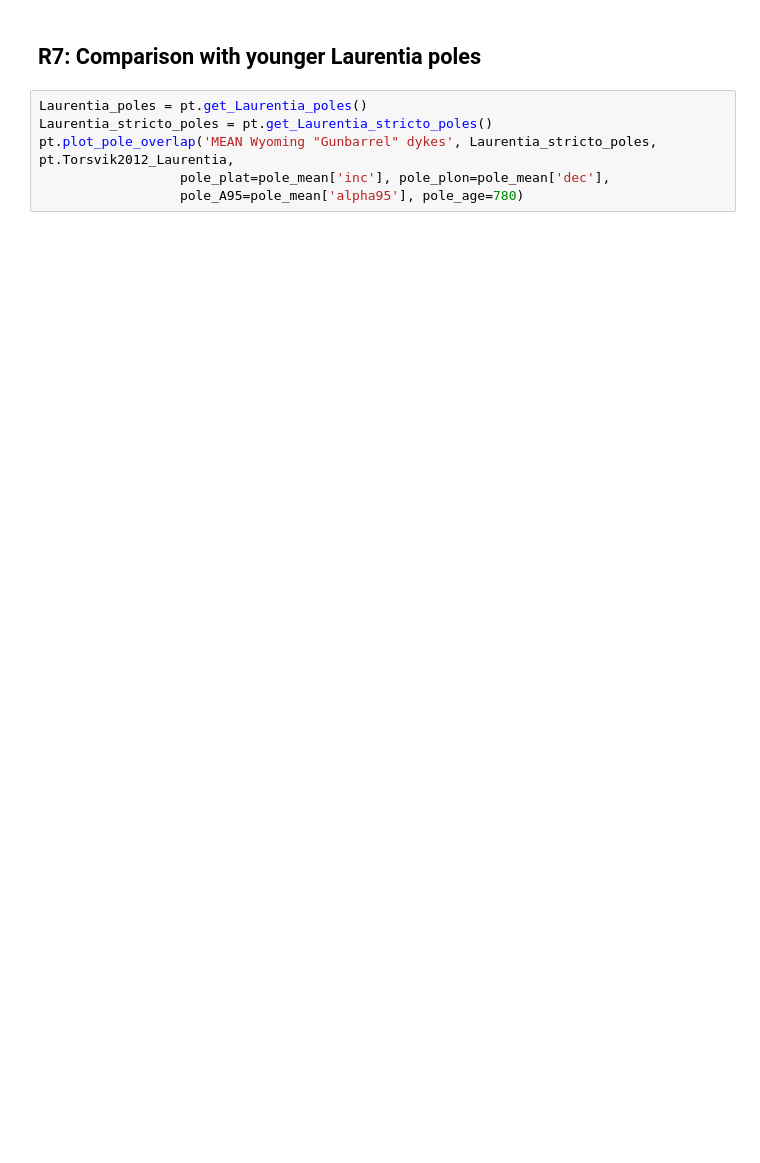
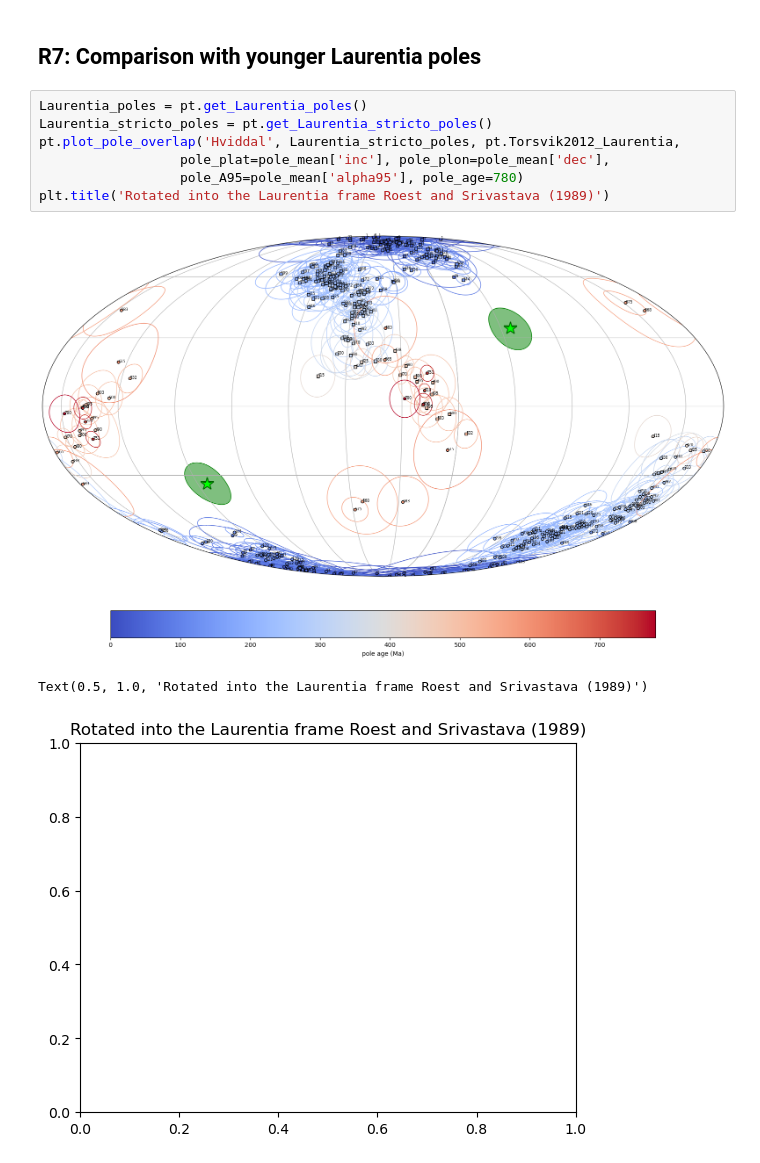
Before and after one commit to Swanson-Hysell-Group/2026_Laurentia_Precambrian_poles, a Jupyter notebook: pole_notebooks/1184_Hviddal.ipynb, the cells around one changed output. Cells and saved outputs as stored; diff of their text form; blank space fills up the shorter version.

```diff
--- a/pole_notebooks/1184_Hviddal.ipynb
+++ b/pole_notebooks/1184_Hviddal.ipynb
@@ -98,9 +190,14 @@ plt.show()
 # %%
 Laurentia_poles = pt.get_Laurentia_poles()
 Laurentia_stricto_poles = pt.get_Laurentia_stricto_poles()
-pt.plot_pole_overlap('MEAN Wyoming "Gunbarrel" dykes', Laurentia_stricto_poles, pt.Torsvik2012_Laurentia,
+pt.plot_pole_overlap('Hviddal', Laurentia_stricto_poles, pt.Torsvik2012_Laurentia,
                   pole_plat=pole_mean['inc'], pole_plon=pole_mean['dec'],
                   pole_A95=pole_mean['alpha95'], pole_age=780)
+plt.title('Rotated into the Laurentia frame Roest and Srivastava (1989)')
+# %% [output]
+[figure, added]
+Text(0.5, 1.0, 'Rotated into the Laurentia frame Roest and Srivastava (1989)')
+[figure, added]
 # %% [markdown]
 ## R-score summary (Meert et al., 2020)
 
```
Also changed, not shown: parts of 25 cells of this notebook.
